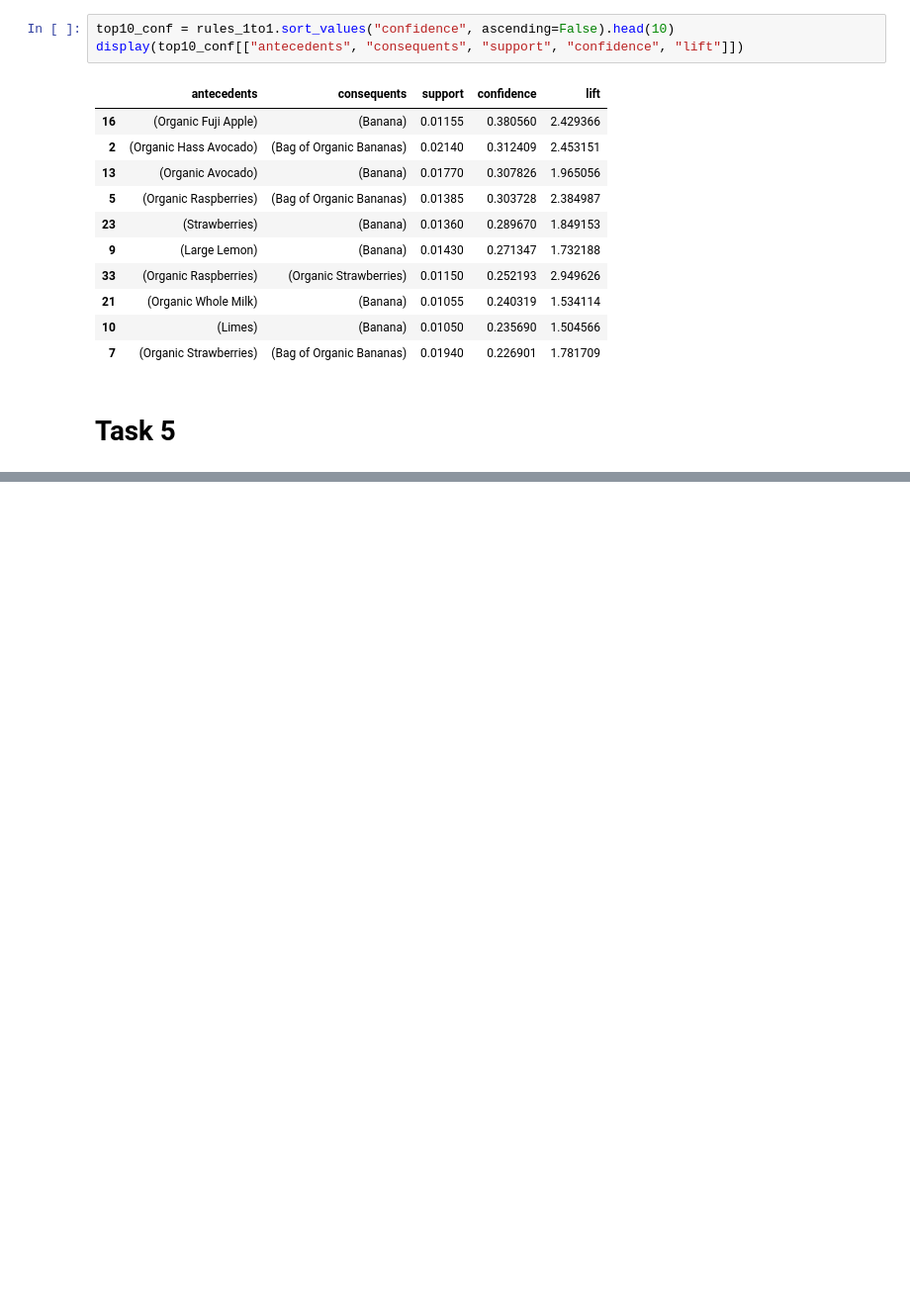
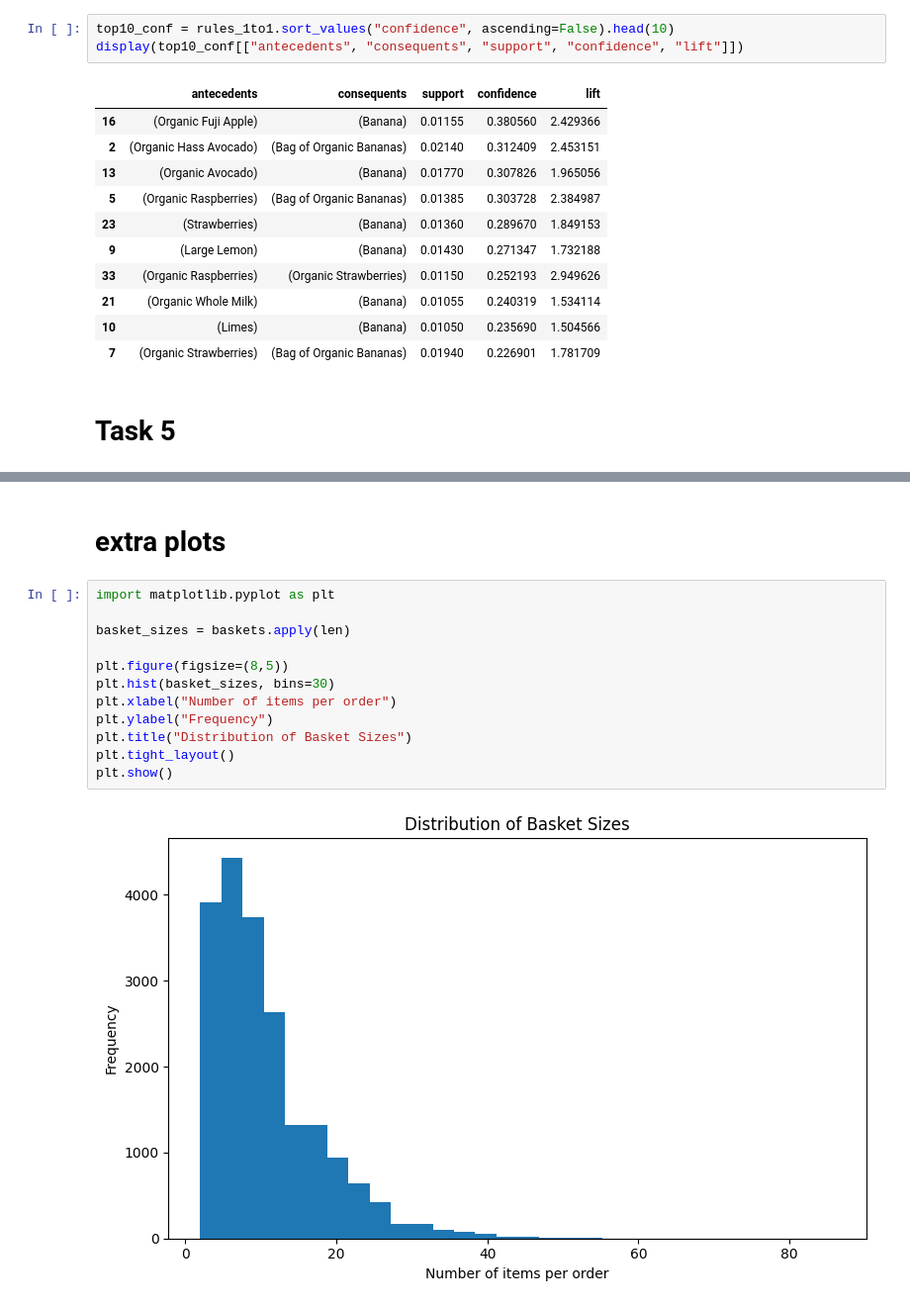
Before and after one commit to ParsaHaghighatgoo/instacart-association-rule-mining, a Jupyter notebook: main.ipynb, the cells around one changed output, grey strips where cells are left out. Shown: that part at 99% size. Drawn from its saved outputs; the diff is of its cells as text; blank space fills up the shorter version.

```diff
--- a/main.ipynb
+++ b/main.ipynb
@@ -288,0 +368,16 @@ display(top10_conf[["antecedents", "consequents", "support", "confidence", "lift
+# %% [markdown]
+# extra plots
+# %%
+import matplotlib.pyplot as plt
+
+basket_sizes = baskets.apply(len)
+
+plt.figure(figsize=(8,5))
+plt.hist(basket_sizes, bins=30)
+plt.xlabel("Number of items per order")
+plt.ylabel("Frequency")
+plt.title("Distribution of Basket Sizes")
+plt.tight_layout()
+plt.show()
+# %% [output]
+[figure, added]
```
Also changed, not shown: parts of 7 cells of this notebook, 14 other files.
